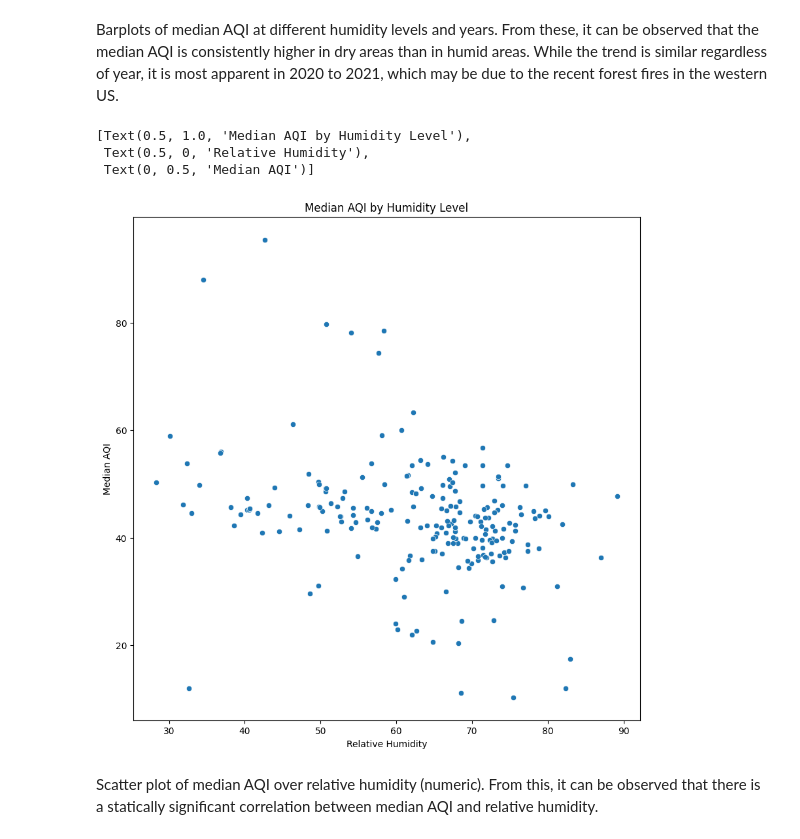
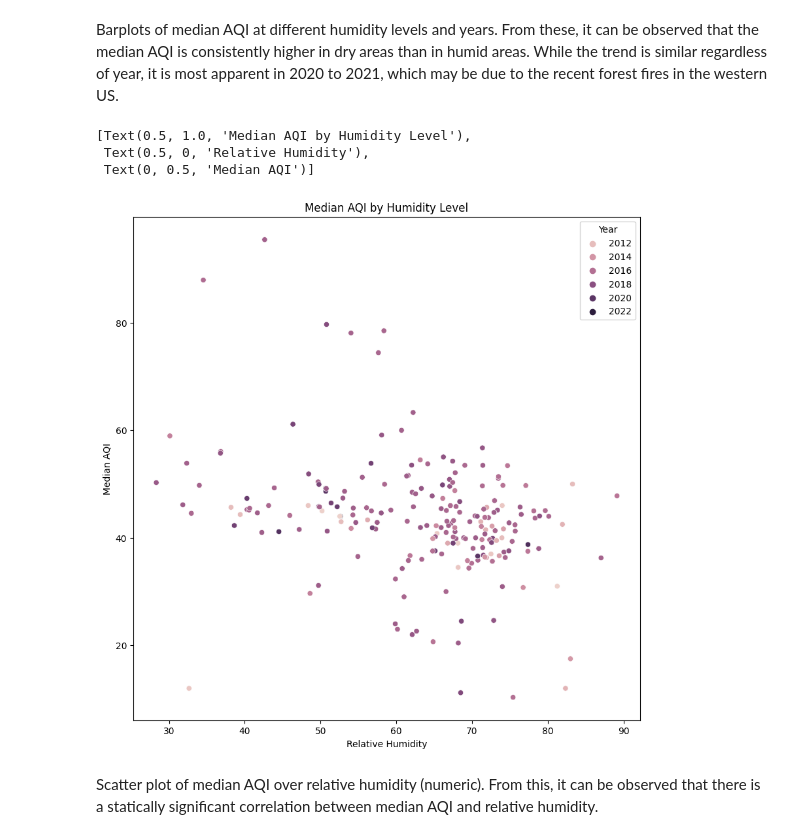
Before and after one commit to ubco-W2022T2-data301/project-group-group04, a Jupyter notebook: analysis/analysis2.ipynb, the cells around one changed output. Saved outputs shown, nothing was run; the diff lists cells and outputs as text; code cells hidden in the pictures.

```diff
--- a/analysis/analysis2.ipynb
+++ b/analysis/analysis2.ipynb
@@ -133,14 +127,14 @@ sns.FacetGrid(df, col="Year", height=5, aspect=1,sharey="all", col_wrap=4,sharex
 Barplots of median AQI at different humidity levels and years. From these, it can be observed that the median AQI is consistently higher in dry areas than in humid areas. While the trend is similar regardless of year, it is most apparent in 2020 to 2021, which may be due to the recent forest fires in the western US.
 # %%
 df=pf.processing()
-df = df.loc[df["Parameter Name"] == "Relative Humidity ", ["Median AQI", "Arithmetic Mean","CBSA Name"]].groupby(["CBSA Name"])[["Median AQI", "Arithmetic Mean"]].mean().reset_index()
+df = df.loc[df["Parameter Name"] == "Relative Humidity ", ["Median AQI", "Arithmetic Mean","CBSA Name", "Year"]].groupby(["CBSA Name"])[["Median AQI", "Arithmetic Mean","Year"]].mean().reset_index()
 fig, ax = plt.subplots(figsize=(10, 10))
-sns.scatterplot(data=df, x="Arithmetic Mean", y="Median AQI", ax = ax).set(title="Median AQI by Humidity Level", xlabel="Relative Humidity", ylabel="Median AQI",)
+sns.scatterplot(data=df, x="Arithmetic Mean", y="Median AQI", ax = ax, hue= "Year").set(title="Median AQI by Humidity Level", xlabel="Relative Humidity", ylabel="Median AQI",)
 # %% [output]
 [Text(0.5, 1.0, 'Median AQI by Humidity Level'),
  Text(0.5, 0, 'Relative Humidity'),
  Text(0, 0.5, 'Median AQI')]
-[figure, old version]
+[figure, new version]
 # %% [markdown]
 Scatter plot of median AQI over relative humidity (numeric). From this, it can be observed that there is a statically significant correlation between median AQI and relative humidity.
 # %%
```
Also changed, not shown: parts of 6 cells of this notebook, 1 other file.
